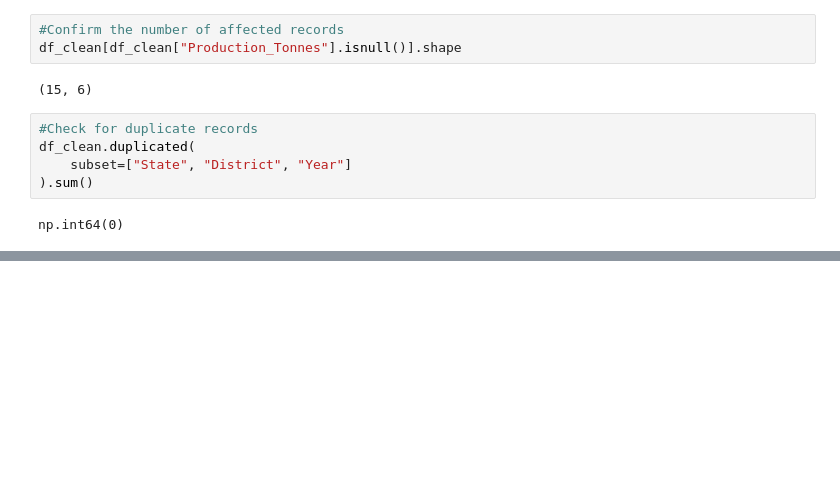
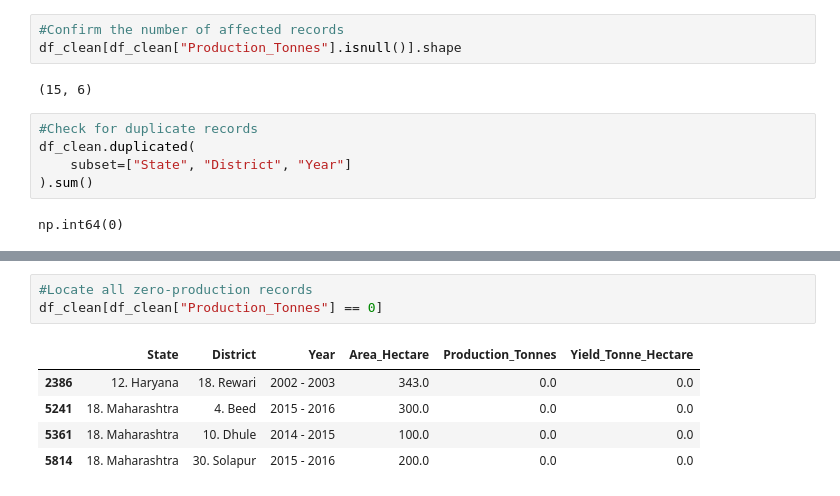
Before and after one commit to mkosh725/AgriRain-ML, a Jupyter notebook: notebooks/02_agriculture_data_inspection.ipynb, the cells around one changed output, grey strips where cells are left out. Drawn from its saved outputs; the diff is of its cells as text; blank space fills up the shorter version.

```diff
--- a/notebooks/02_agriculture_data_inspection.ipynb
+++ b/notebooks/02_agriculture_data_inspection.ipynb
@@ -154,0 +179,9 @@ np.int64(0)
+# %%
+#Locate all zero-production records
+df_clean[df_clean["Production_Tonnes"] == 0]
+# %% [output]
+|  | State | District | Year | Area_Hectare | Production_Tonnes | Yield_Tonne_Hectare |
+| 2386 | 12. Haryana | 18. Rewari | 2002 - 2003 | 343.0 | 0.0 | 0.0 |
+| 5241 | 18. Maharashtra | 4. Beed | 2015 - 2016 | 300.0 | 0.0 | 0.0 |
+| 5361 | 18. Maharashtra | 10. Dhule | 2014 - 2015 | 100.0 | 0.0 | 0.0 |
+| 5814 | 18. Maharashtra | 30. Solapur | 2015 - 2016 | 200.0 | 0.0 | 0.0 |
```
Also changed, not shown: parts of 9 cells of this notebook.
